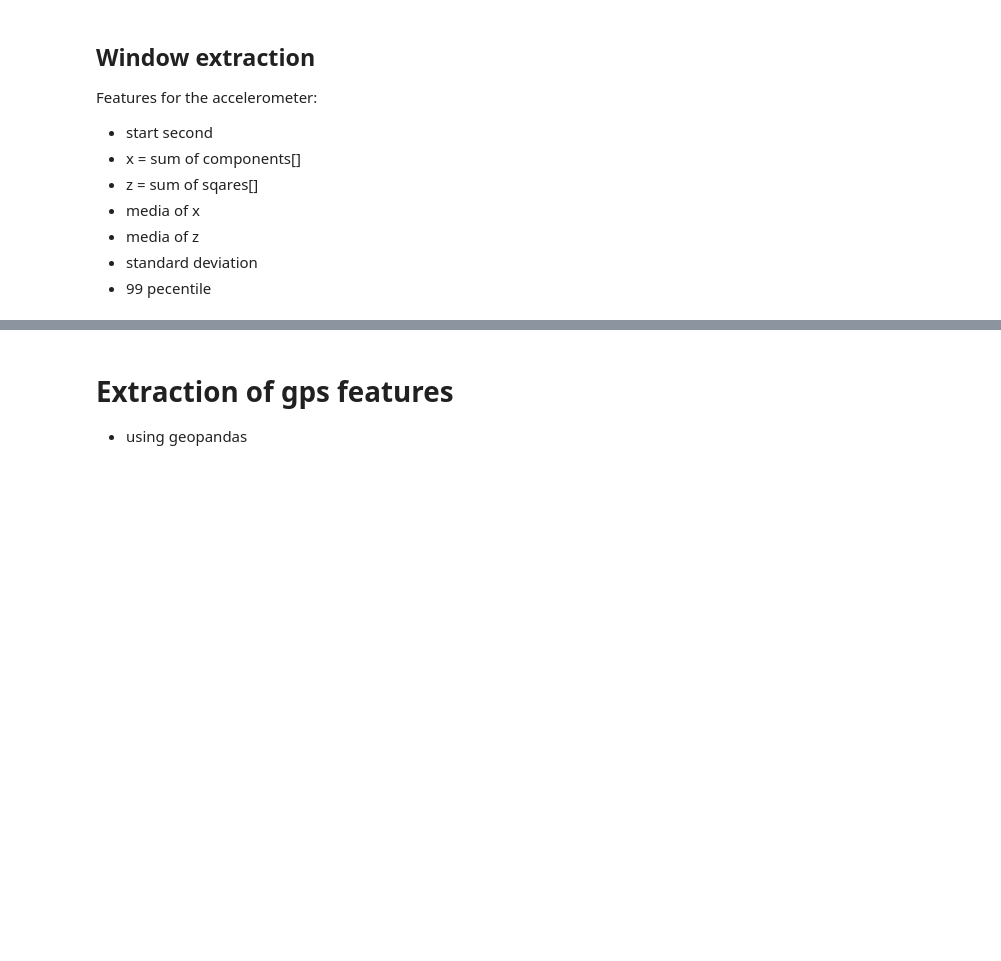
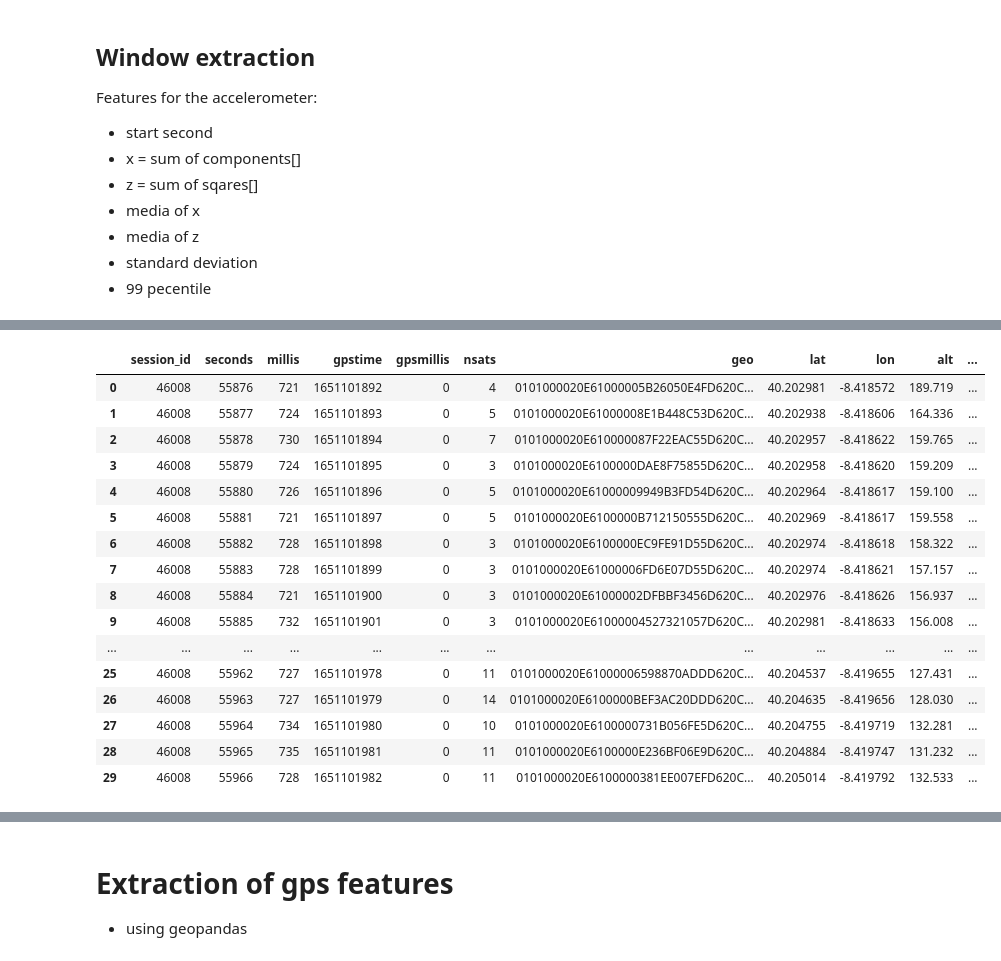
Before and after one commit to AlvarSML/AmbientIntelligence_Coimbra22, a Jupyter notebook: Pipeline.ipynb, the cells around one changed output, grey strips where cells are left out. Cells and saved outputs as stored; diff of their text form; code cells hidden in the pictures; blank space fills up the shorter version.

```diff
--- a/Pipeline.ipynb
+++ b/Pipeline.ipynb
@@ -154,0 +207,20 @@ df_win.head()
+# %%
+gps
+# %% [output]
+|  | session_id | seconds | millis | gpstime | gpsmillis | nsats | geo | lat | lon | alt | ... |
+| 0 | 46008 | 55876 | 721 | 1651101892 | 0 | 4 | 0101000020E61000005B26050E4FD620C... | 40.202981 | -8.418572 | 189.719 | ... |
+| 1 | 46008 | 55877 | 724 | 1651101893 | 0 | 5 | 0101000020E61000008E1B448C53D620C... | 40.202938 | -8.418606 | 164.336 | ... |
+| 2 | 46008 | 55878 | 730 | 1651101894 | 0 | 7 | 0101000020E610000087F22EAC55D620C... | 40.202957 | -8.418622 | 159.765 | ... |
+| 3 | 46008 | 55879 | 724 | 1651101895 | 0 | 3 | 0101000020E6100000DAE8F75855D620C... | 40.202958 | -8.418620 | 159.209 | ... |
+| 4 | 46008 | 55880 | 726 | 1651101896 | 0 | 5 | 0101000020E61000009949B3FD54D620C... | 40.202964 | -8.418617 | 159.100 | ... |
+| 5 | 46008 | 55881 | 721 | 1651101897 | 0 | 5 | 0101000020E6100000B712150555D620C... | 40.202969 | -8.418617 | 159.558 | ... |
+| 6 | 46008 | 55882 | 728 | 1651101898 | 0 | 3 | 0101000020E6100000EC9FE91D55D620C... | 40.202974 | -8.418618 | 158.322 | ... |
+| 7 | 46008 | 55883 | 728 | 1651101899 | 0 | 3 | 0101000020E61000006FD6E07D55D620C... | 40.202974 | -8.418621 | 157.157 | ... |
+| 8 | 46008 | 55884 | 721 | 1651101900 | 0 | 3 | 0101000020E61000002DFBBF3456D620C... | 40.202976 | -8.418626 | 156.937 | ... |
+| 9 | 46008 | 55885 | 732 | 1651101901 | 0 | 3 | 0101000020E61000004527321057D620C... | 40.202981 | -8.418633 | 156.008 | ... |
+| ... | ... | ... | ... | ... | ... | ... | ... | ... | ... | ... | ... |
+| 25 | 46008 | 55962 | 727 | 1651101978 | 0 | 11 | 0101000020E61000006598870ADDD620C... | 40.204537 | -8.419655 | 127.431 | ... |
+| 26 | 46008 | 55963 | 727 | 1651101979 | 0 | 14 | 0101000020E6100000BEF3AC20DDD620C... | 40.204635 | -8.419656 | 128.030 | ... |
+| 27 | 46008 | 55964 | 734 | 1651101980 | 0 | 10 | 0101000020E6100000731B056FE5D620C... | 40.204755 | -8.419719 | 132.281 | ... |
+| 28 | 46008 | 55965 | 735 | 1651101981 | 0 | 11 | 0101000020E6100000E236BF06E9D620C... | 40.204884 | -8.419747 | 131.232 | ... |
+| 29 | 46008 | 55966 | 728 | 1651101982 | 0 | 11 | 0101000020E6100000381EE007EFD620C... | 40.205014 | -8.419792 | 132.533 | ... |
```
Also changed, not shown: parts of 20 cells of this notebook, 2 other files.
